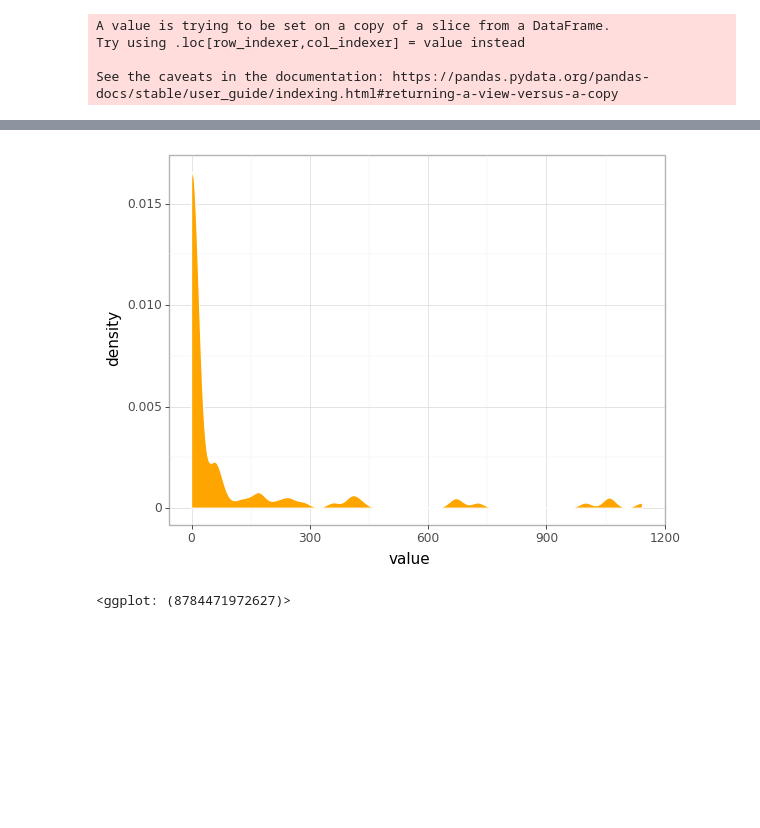
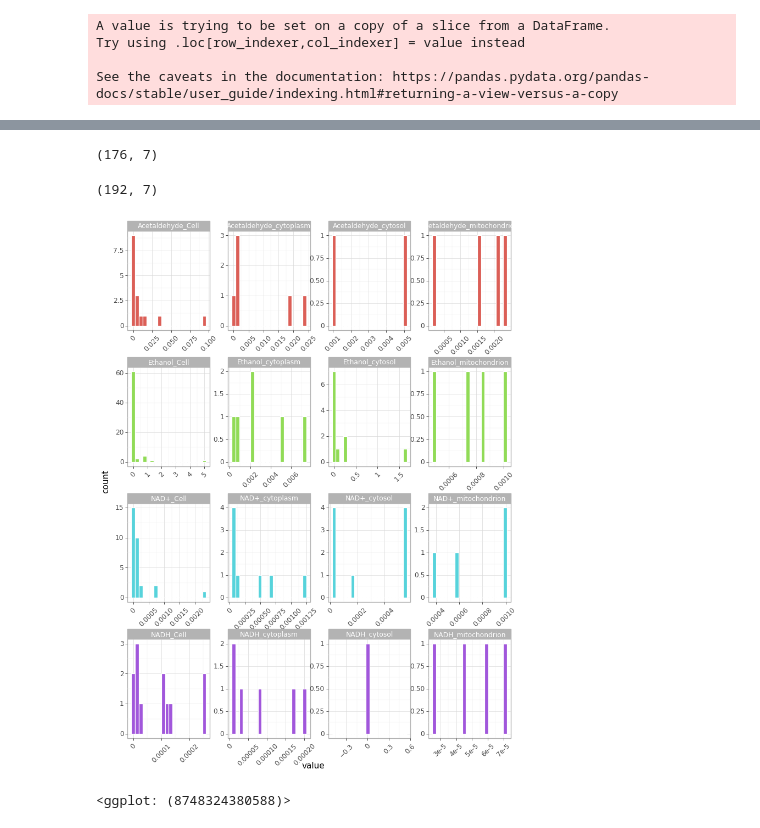
Before and after one commit to computer-aided-biotech/sabio_stuff, a Jupyter notebook: notebooks/sabio_587.ipynb, the cells around one changed output, grey strips where cells are left out. Cells and saved outputs as stored; diff of their text form; code cells hidden in the pictures; blank space fills up the shorter version.

```diff
--- a/notebooks/sabio_587.ipynb
+++ b/notebooks/sabio_587.ipynb
@@ -61,9 +77,24 @@ kms.groupby("id").count()
-# %%
-(ggplot(kcats, aes("value")) +
-    geom_density(fill="orange", color="white") +
-    theme_light()
-
-)
-# %% [output]
-[figure, removed]
-<ggplot: (8784471972627)>
+# %%
+kms[~kms.spc.str.contains("mito")].shape
+# %% [output]
+(176, 7)
+# %%
+kms.shape
+# %% [output]
+(192, 7)
+# %%
+(
+    ggplot(kms, aes("value", fill="species_name"))
+    + geom_histogram(color="white", bins=20)
+    + theme_light()
+    + theme(
+        figure_size=(9, 12),
+        subplots_adjust={"wspace": 0.22, "hspace": 0.37},
+        axis_text_x=element_text(rotation=45),
+    )
+    + facet_wrap("~ spc", scales="free")
+    + scale_fill_discrete(guide=False)
+)
+# %% [output]
+[figure, added]
+<ggplot: (8748324380588)>
```
Also changed, not shown: parts of 26 cells of this notebook, 4 other files.
